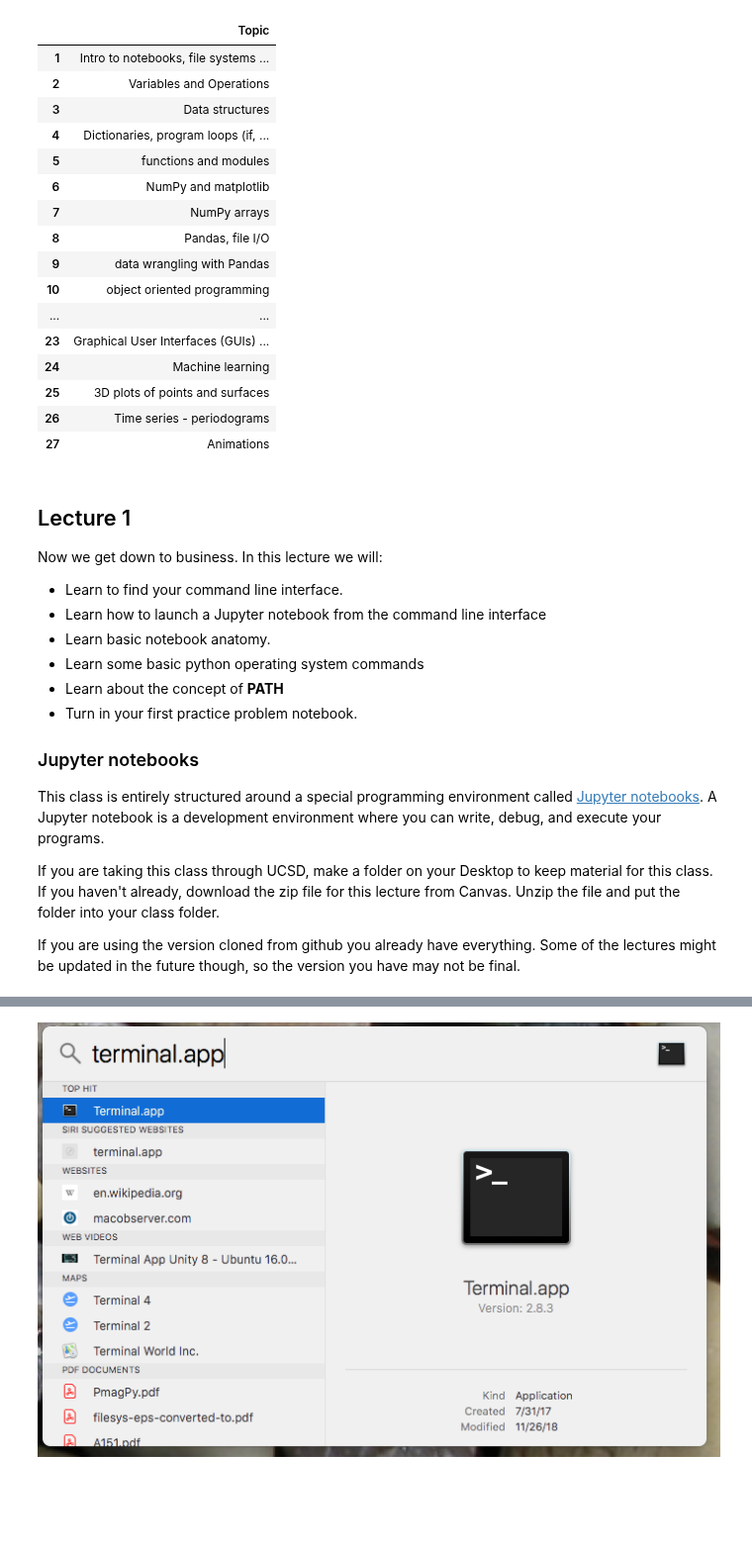
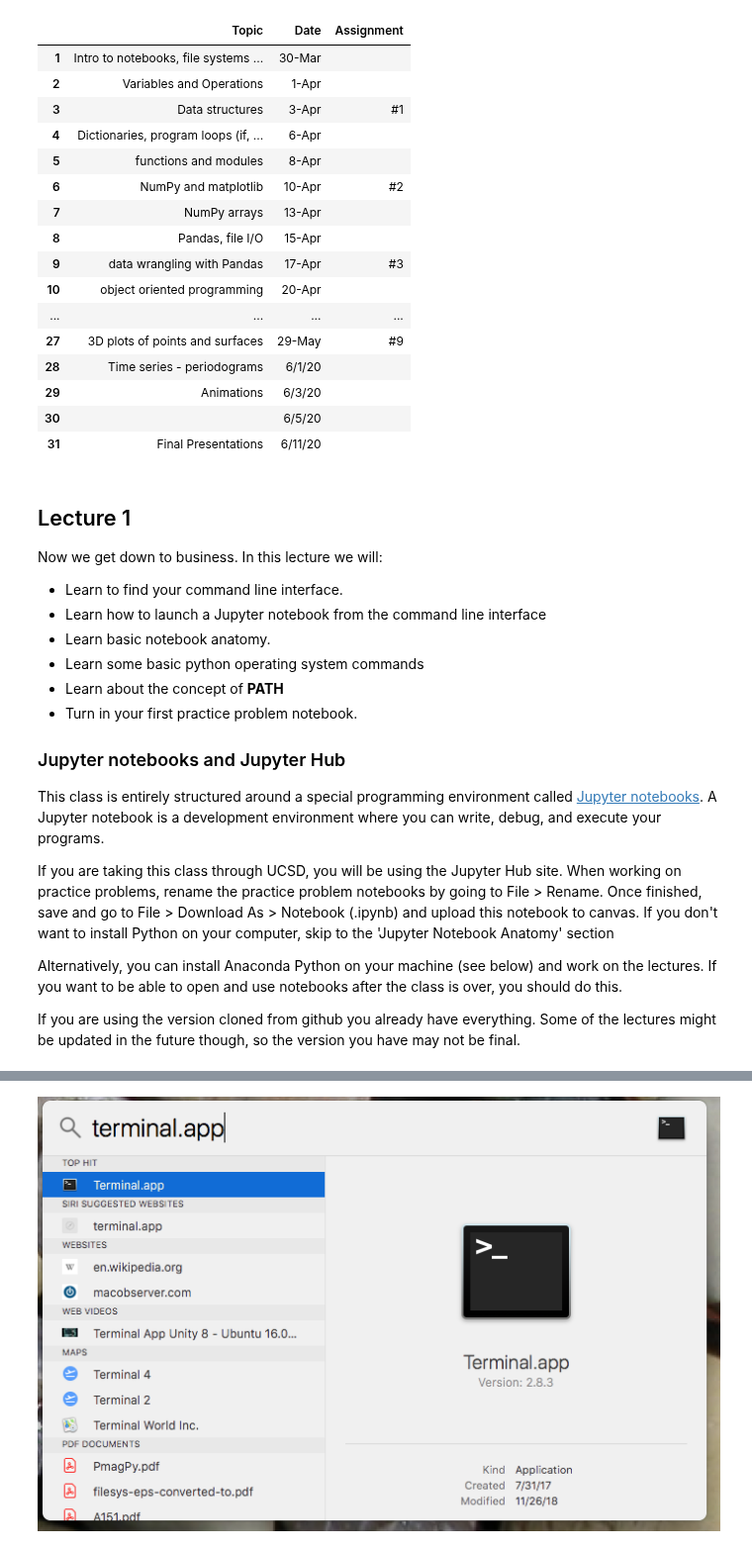
Before and after one commit to ltauxe/Python-for-Earth-Science-Students, a Jupyter notebook: Lecture_01.ipynb, the cells around one changed output, grey strips where cells are left out. Shown at 99% size. Drawn from its saved outputs; the diff is of its cells as text; code cells hidden in the pictures; blank space fills up the shorter version.

```diff
--- a/Lecture_01.ipynb
+++ b/Lecture_01.ipynb
@@ -34,25 +37,25 @@ Which Python?
 https://www.anaconda.com/download/
 you will also need a few extra packages (cartopy, version 0.17.0 geopandas, version 0.7.0 and descartes, version 1.1.0) which can be installed with little hassle.
 # %%
-syllabus[['Topic']]
+syllabus[['Topic','Date','Assignment']]
 # %% [output]
-|  | Topic |
-| 1 | Intro to notebooks, file systems ... |
-| 2 | Variables and Operations |
-| 3 | Data structures |
-| 4 | Dictionaries, program loops (if, ... |
-| 5 | functions and modules |
-| 6 | NumPy and matplotlib |
-| 7 | NumPy arrays |
-| 8 | Pandas, file I/O |
-| 9 | data wrangling with Pandas |
-| 10 | object oriented programming |
-| ... | ... |
-| 23 | Graphical User Interfaces (GUIs) ... |
-| 24 | Machine learning |
-| 25 | 3D plots of points and surfaces |
-| 26 | Time series - periodograms |
-| 27 | Animations |
+|  | Topic | Date | Assignment |
+| 1 | Intro to notebooks, file systems ... | 30-Mar |  |
+| 2 | Variables and Operations | 1-Apr |  |
+| 3 | Data structures | 3-Apr | #1 |
+| 4 | Dictionaries, program loops (if, ... | 6-Apr |  |
+| 5 | functions and modules | 8-Apr |  |
+| 6 | NumPy and matplotlib | 10-Apr | #2 |
+| 7 | NumPy arrays | 13-Apr |  |
+| 8 | Pandas, file I/O | 15-Apr |  |
+| 9 | data wrangling with Pandas | 17-Apr | #3 |
+| 10 | object oriented programming | 20-Apr |  |
+| ... | ... | ... | ... |
+| 27 | 3D plots of points and surfaces | 29-May | #9 |
+| 28 | Time series - periodograms | 6/1/20 |  |
+| 29 | Animations | 6/3/20 |  |
+| 30 |  | 6/5/20 |  |
+| 31 | Final Presentations | 6/11/20 |  |
 # %% [markdown]
 ## Lecture 1
 
@@ -65,11 +68,13 @@ Now we get down to business.  In this lecture we will:
 - Learn about the concept of **PATH**
 - Turn in your first practice problem notebook.
 
-### Jupyter notebooks
+### Jupyter notebooks and Jupyter Hub
 
 This class is entirely structured around a special programming environment called [Jupyter notebooks](https://jupyter-notebook-beginner-guide.readthedocs.io/en/latest/what_is_jupyter.html). A Jupyter notebook is a development environment where you can write, debug, and execute your programs.
 
-If you are taking this class through UCSD, make a folder on your Desktop to keep material for this class.  If you haven't already, download the zip file for this lecture from Canvas. Unzip the file and put the folder into your class folder.
+If you are taking this class through UCSD, you will be using the Jupyter Hub site. When working on practice problems, rename the practice problem notebooks by going to File > Rename. Once finished, save and go to File > Download As > Notebook (.ipynb) and upload this notebook to canvas. If you don't want to install Python on your computer, skip to the 'Jupyter Notebook Anatomy' section
+
+Alternatively, you can install Anaconda Python on your machine (see below) and work on the lectures. If you want to be able to open and use notebooks after the class is over, you should do this.
 
 If you are using the version cloned from github you already have everything. Some of the lectures might be updated in the future though, so the version you have may not be final.
 # %% [markdown]
```
Also changed, not shown: parts of 12 cells of this notebook, 1 other file.
